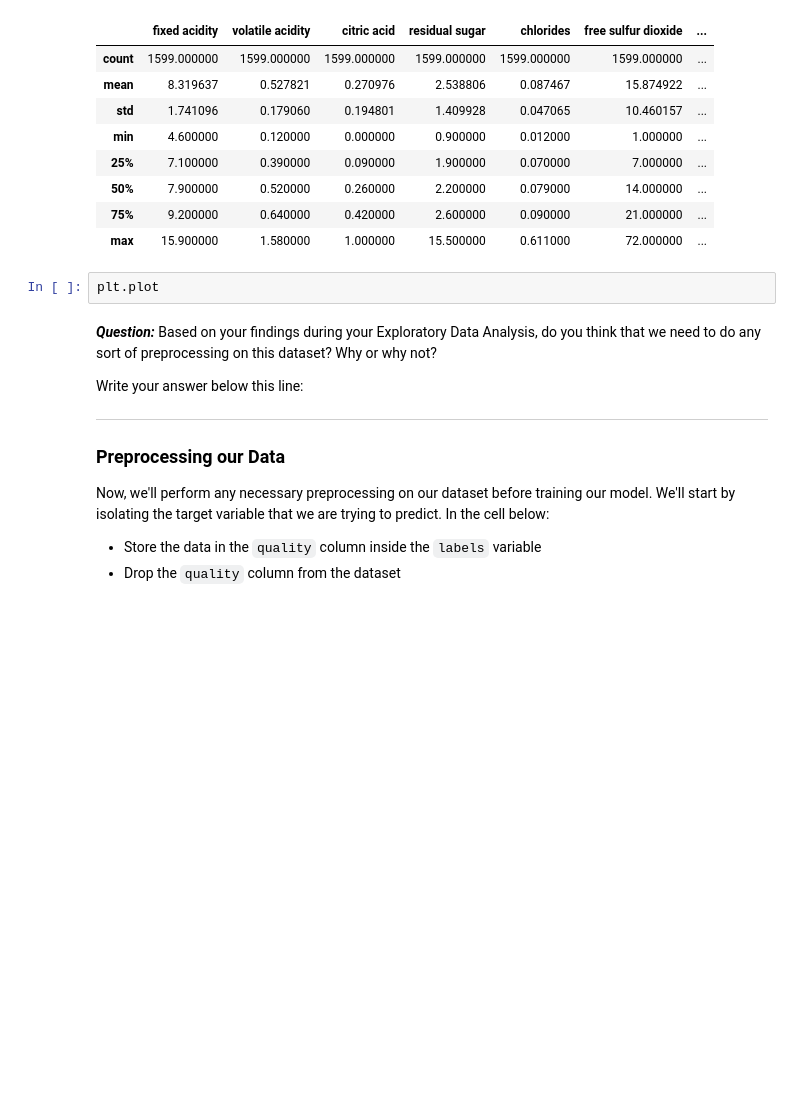
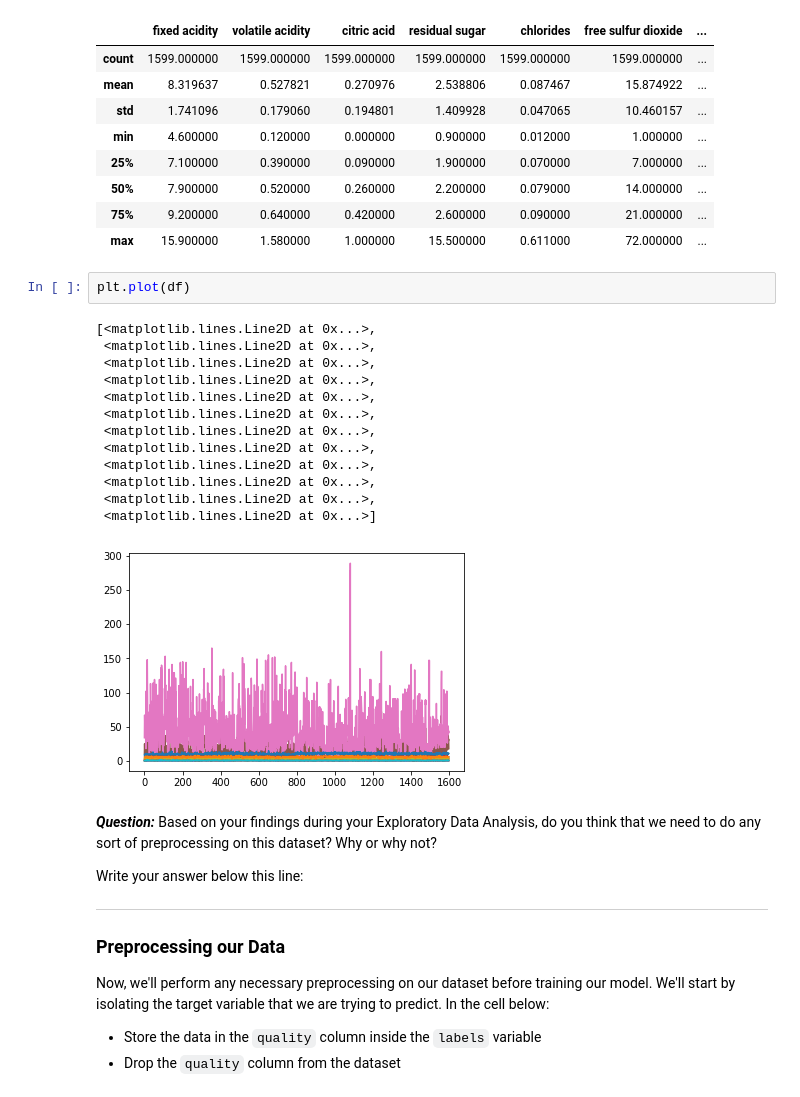
Before and after one commit to breboa/dsc-gridsearchcv-lab-nyc-ds-060319, a Jupyter notebook: index.ipynb, the cells around one changed output. Saved outputs shown, nothing was run; the diff lists cells and outputs as text; blank space fills up the shorter version.

```diff
--- a/index.ipynb
+++ b/index.ipynb
@@ -67,7 +67,21 @@ df.describe()
 | 75% | 9.200000 | 0.640000 | 0.420000 | 2.600000 | 0.090000 | 21.000000 | ... |
 | max | 15.900000 | 1.580000 | 1.000000 | 15.500000 | 0.611000 | 72.000000 | ... |
 # %%
-plt.plot
+plt.plot(df)
+# %% [output]
+[<matplotlib.lines.Line2D at 0x...>,
+ <matplotlib.lines.Line2D at 0x...>,
+ <matplotlib.lines.Line2D at 0x...>,
+ <matplotlib.lines.Line2D at 0x...>,
+ <matplotlib.lines.Line2D at 0x...>,
+ <matplotlib.lines.Line2D at 0x...>,
+ <matplotlib.lines.Line2D at 0x...>,
+ <matplotlib.lines.Line2D at 0x...>,
+ <matplotlib.lines.Line2D at 0x...>,
+ <matplotlib.lines.Line2D at 0x...>,
+ <matplotlib.lines.Line2D at 0x...>,
+ <matplotlib.lines.Line2D at 0x...>]
+[figure, added]
 # %% [markdown]
 **_Question:_** Based on your findings during your Exploratory Data Analysis, do you think that we need to do any sort of preprocessing on this dataset? Why or why not?
 
```
